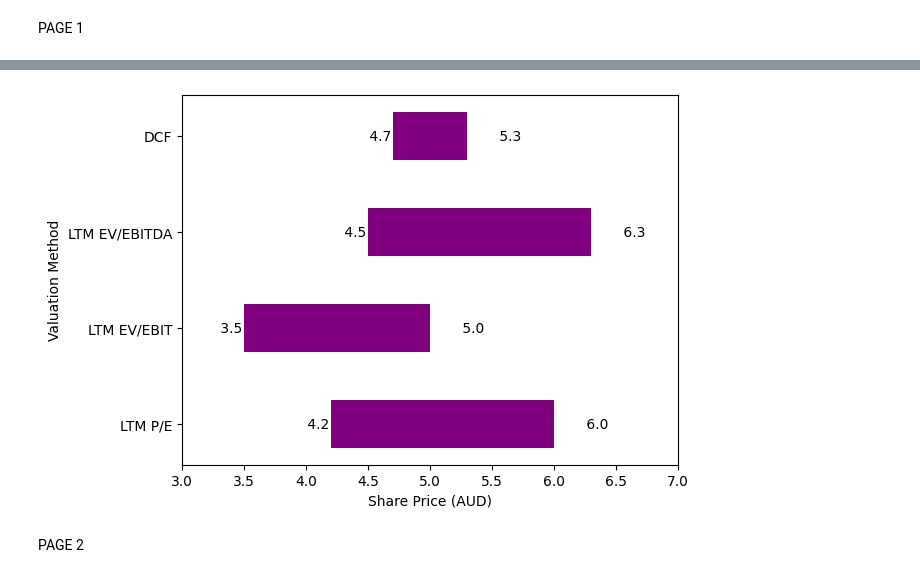
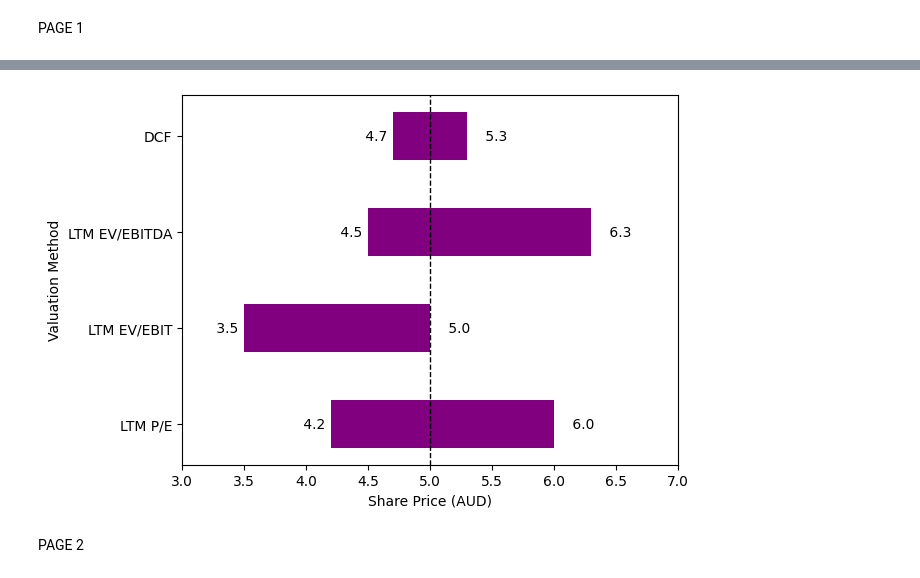
Before and after one commit to minzy123/FINM3422-Group-11, a Jupyter notebook: Main PDF/analyst_report.ipynb, the cells around one changed output, grey strips where cells are left out. Cells and saved outputs as stored; diff of their text form; code cells hidden in the pictures.

```diff
--- a/Main PDF/analyst_report.ipynb
+++ b/Main PDF/analyst_report.ipynb
@@ -311,12 +305,15 @@ pdf.cell(90, 10, 'Financial Ratios', align='C', ln=True)
 # Reset text color to black for subsequent content
 pdf.set_text_color(0, 0, 0)
 
+# Get the current Y position where the text ends
+current_y = pdf.get_y()
+
 # Open and read the content of the risks.txt file
 with open('/workspaces/FINM3422-Group-11/Commentary/financialratios.txt', 'r') as file:
     financialratios_text = file.read()
 
 # Set position below the "Financial Ratios" title
-pdf.set_xy(10, 43)  # Adjust position as needed
+pdf.set_xy(10, current_y + 5)  # Adjust position as needed
 
 # Set font for the content
 pdf.set_font('Arial', '', 10)
@@ -324,34 +321,16 @@ pdf.set_font('Arial', '', 10)
 # Add the text with word wrapping to fit within 90mm width
 pdf.multi_cell(90, 5, financialratios_text)
 
+# Get the current Y position where the text ends
+current_y = pdf.get_y()
+
 # Add scraped image
 pdf.image('/workspaces/FINM3422-Group-11/Scraped Images/images/TPGcoverage.png', x=10, y=120, w=80)
-pdf.set_xy(10, 190)  # Reset position to ensure text is on top of the rectangle
+pdf.set_xy(10, current_y + 10)  # Reset position to ensure text is on top of the rectangle
 pdf.multi_cell(0, 5, 'Figure 2: TPG Network Coverage', align='L')
 
-# Set the title text color to black
-pdf.set_text_color(0, 0, 0)
-
-# Add "DCF Output" title on the left-hand side
-pdf.set_xy(10, 200)
-pdf.set_font('Arial', 'B', 10)  # Set font to bold and size 10
-
-# Add a highlight background to the title
-pdf.set_fill_color(211, 211, 211)  # Set fill color to light gray
-pdf.rect(x=10, y=200, w=80, h=5, style='F')  # Draw the filled rectangle behind the title
-
-# Set the title text color to black
-pdf.set_text_color(0, 0, 0)
-
-# Add the title with word wrapping to fit within 90mm width
-pdf.set_xy(10, 200)  # Reset position to ensure text is on top of the rectangle
-pdf.multi_cell(90, 5, 'DCF Output', align='L')
-
-# Add the DCF output image
-pdf.image('dcf_output.png', x=10, y=210, w=80)
-
 # Add "Investment Thesis and Valuation" title on the right-hand side
-pdf.set_xy(110, 30)  # Set position on the right-hand side
+pdf.set_xy(10, 30)  # Set position on the right-hand side
 pdf.set_font('Arial', 'B', 12)  # Set font to bold and same size
 
 #Add a highlight background to the title
@@ -368,30 +347,30 @@ pdf.multi_cell(90, 10, 'Investment Thesis and Valuation', align='C')
 # Reset text color to black for subsequent content
 pdf.set_text_color(0, 0, 0)
 
+# Get the current Y position where the text ends
+current_y = pdf.get_y()
+
 # Add "Investment Thesis" title on the right-hand side
-pdf.set_xy(110, 45)  # Set position below the "Investment Thesis and Valuation Summary" section
+pdf.set_xy(110, current_y + 5)  # Set position below the "Investment Thesis and Valuation Summary" section
 pdf.set_font('Arial', 'B', 10)  # Set font to bold and size 10
 
 # Add a highlight background to the title
 pdf.set_fill_color(211, 211, 211)  # Set fill color to light gray
 pdf.rect(x=110, y=45, w=90, h=5, style='F')  # Draw the filled rectangle behind the title
 
-# Set the title text color to black
-pdf.set_text_color(0, 0, 0)
-
 # Add the title with word wrapping to fit within 90mm width
 pdf.set_xy(110, 45)  # Reset position to ensure text is on top of the rectangle
 pdf.multi_cell(90, 5, 'Investment Thesis', align='L')
-
-# Reset text color to black for subsequent content
-pdf.set_text_color(0, 0, 0)
 
 # Open and read the content of the investmentthesis.txt file
 with open('/workspaces/FINM3422-Group-11/Commentary/investmentthesis.txt', 'r') as file:
     investment_thesis_text = file.read()
 
+# Get the current Y position where the text ends
+current_y = pdf.get_y()
+
 # Set position below the "Investment Thesis and Valuation Summary" title
-pdf.set_xy(110, 55)  # Adjust position as needed
+pdf.set_xy(110, current_y+ 5)  # Adjust position as needed
 
 # Set font for the content
 pdf.set_font('Arial', '', 10)
@@ -399,8 +378,11 @@ pdf.set_font('Arial', '', 10)
 # Add the text with word wrapping to fit within 85mm width
 pdf.multi_cell(90, 5, investment_thesis_text)
 
+# Get the current Y position where the text ends
+current_y = pdf.get_y()
+
 # Add "Valuation Summary" title on the right-hand side
-pdf.set_xy(300, 150)  # Set position below the "Investment Thesis and Valuation Summary" section
+pdf.set_xy(300, current_y + 5)  # Set position below the "Investment Thesis and Valuation Summary" section
 pdf.set_font('Arial', 'B', 10)  # Set font to bold and size 10
 
 # Add a highlight background to the title
@@ -414,20 +396,42 @@ pdf.set_text_color(0, 0, 0)
 pdf.set_xy(110, 150)  # Reset position to ensure text is on top of the rectangle
 pdf.multi_cell(90, 5, 'Valuation Summary', align='L')
 
-# Reset text color to black for subsequent content
-pdf.set_text_color(0, 0, 0)
 # Open and read the content of the valuation.txt file
 with open('/workspaces/FINM3422-Group-11/Commentary/valuation.txt', 'r') as file:
     valuation_text = file.read()
 
+# Get the current Y position where the text ends
+current_y = pdf.get_y()
+
 # Set position below the "Valuation Summary" title
-pdf.set_xy(110, 160)  # Adjust position as needed
+pdf.set_xy(110, current_y + 5)  # Adjust position as needed
 
 # Set font for the content
 pdf.set_font('Arial', '', 10)
 
 # Add the text with word wrapping to fit within 85mm width
 pdf.multi_cell(90, 5, valuation_text)
+
+# Get the current Y position where the text ends
+current_y = pdf.get_y()
+
+# Add "DCF Output" title across the whole page
+pdf.set_xy(10, current_y + 10)  # Set position for the title
+pdf.set_font('Arial', 'B', 10)  # Set font to bold and size 12
+
+# Add a highlight background to the title
+pdf.set_fill_color(211, 211, 211)  # Set fill color to light gray
+pdf.rect(x=10, y=200, w=190, h=5, style='F')  # Draw the filled rectangle across the page width
+
+# Set the title text color to black
+pdf.set_text_color(0, 0, 0)
+
+# Add the title centered across the page
+pdf.set_xy(10, 200)  # Reset position to ensure text is on top of the rectangle
+pdf.cell(190, 5, 'DCF Output and Corresponding Football Field', align='C', ln=True)
+
+# Add the DCF output image
+pdf.image('dcf_output.png', x=10, y=210, w=80)
 
 #Read DCF File cover page
 Football_Field = pd.read_excel('/workspaces/FINM3422-Group-11/DCF Excel/footallfield1.xlsx', sheet_name='Sheet1')
@@ -442,19 +446,22 @@ Max = Football_Field ['Max']
 Min_Dif=list(np.add(Min,Difference))
 
 #Setting up chart
+plt.axvline(x=5, color='black', linestyle='--', linewidth=1)  # Add a vertical dotted line at x=5
 p1=plt.barh(Valuation_Method, Min, height=0.5, color='white')
 p2=plt.barh(Valuation_Method, Difference, height=0.5, left=Min, color='purple')
 p3=plt.barh(Valuation_Method, Max, height=0.5, left=Min_Dif, color='white')
 plt.xlabel('Share Price (AUD)')
 plt.ylabel('Valuation Method')
-plt.bar_label(p1, labels=[f'{bar.get_width(): .1f}' for bar in p1], label_type='edge', fontsize=10, color='black', padding=-20)
-plt.bar_label(p2, labels=[f'{bar.get_width(): .1f}' for bar in p3], label_type='edge', fontsize=10, color='black', padding=20)
+plt.bar_label(p1, labels=[f'{bar.get_width(): .1f}' for bar in p1], label_type='edge', fontsize=10, color='black', padding=-23)
+plt.bar_label(p2, labels=[f'{bar.get_width(): .1f}' for bar in p3], label_type='edge', fontsize=10, color='black', padding=10)
 plt.yticks(Valuation_Method, fontsize=10)
 plt.xlim(3,7)
 plt.savefig('Football_Field.png', dpi=300, bbox_inches='tight')
 
+# Get the current Y position where the text ends
+current_y = pdf.get_y()
+
 # Add the Football Field chart to the PDF and Label it
-pdf.image('Football_Field.png', x=110, y=200, w=90)
+pdf.image('Football_Field.png', x=110, y= current_y + 5, w=90)
 pdf.set_xy(110, 260)
-pdf.multi_cell(0, 5, 'Figure 3: Various Valuation Methods', align='L')
 # %% [output]
@@ -462,4 +468,4 @@ pdf.multi_cell(0, 5, 'Figure 3: Various Valuation Methods', align='L')
-[figure, old version]
+[figure, new version]
 # %% [markdown]
 PAGE 2
 # %%
```
Also changed, not shown: parts of 4 cells of this notebook, 10 other files.
